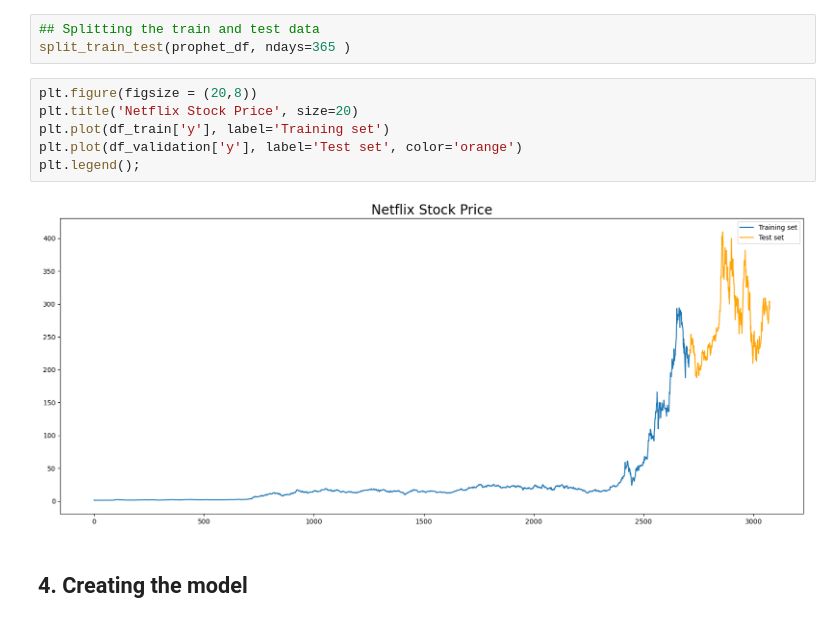
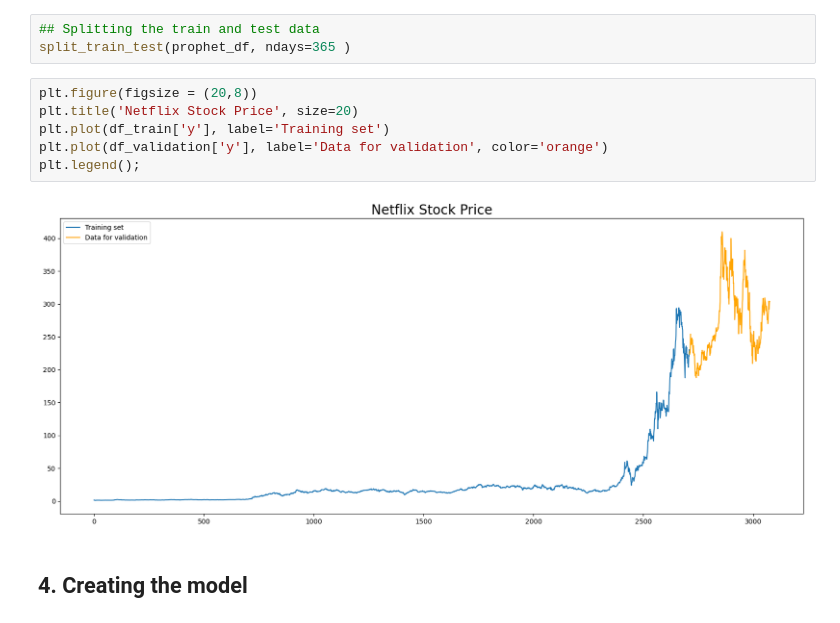
Before and after one commit to gbrlazvd/predict_fbprophet, a Jupyter notebook: predict_fbprophet.ipynb, the cells around one changed output. Saved outputs shown, nothing was run; the diff lists cells and outputs as text.

```diff
--- a/predict_fbprophet.ipynb
+++ b/predict_fbprophet.ipynb
@@ -68,11 +68,11 @@ split_train_test(prophet_df, ndays=365 )
 # %%
 plt.figure(figsize = (20,8))
 plt.title('Netflix Stock Price', size=20)
 plt.plot(df_train['y'], label='Training set')
-plt.plot(df_validation['y'], label='Test set', color='orange')
+plt.plot(df_validation['y'], label='Data for validation', color='orange')
 plt.legend();
 # %% [output]
-[figure, old version]
+[figure, new version]
 # %% [markdown]
 ## 4. Creating the model
 # %%
```
Also changed, not shown: parts of 2 cells of this notebook, 1 other file.
